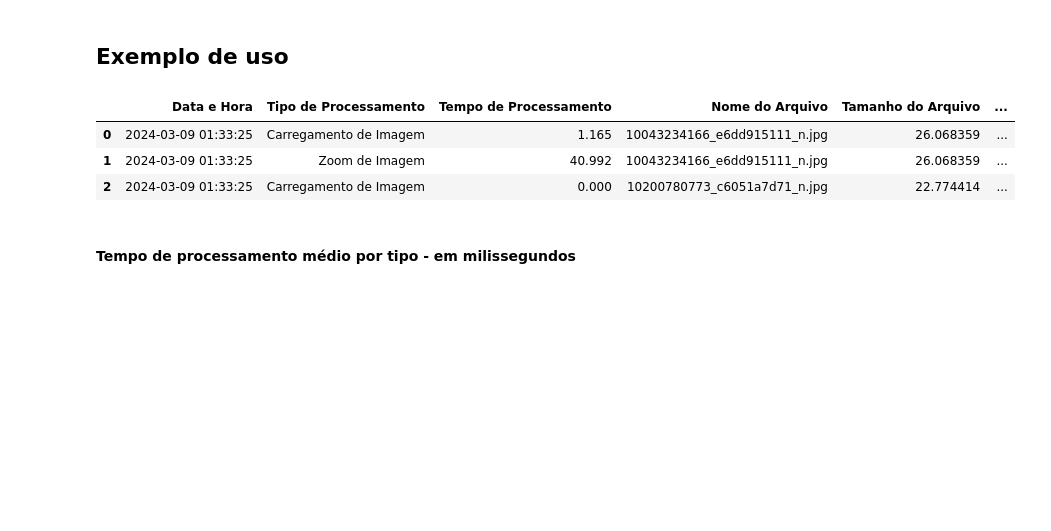
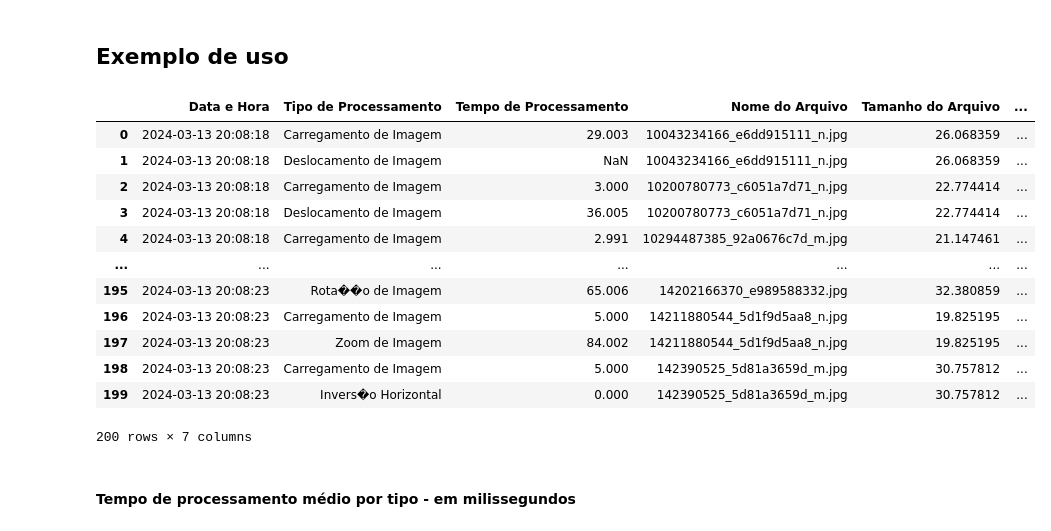
Before and after one commit to luana-kruger/Programming_Techniques-Santander_Coders23, a Jupyter notebook: Scripts/log_analysis.ipynb, the cells around one changed output. Saved outputs shown, nothing was run; the diff lists cells and outputs as text; code cells hidden in the pictures; blank space fills up the shorter version.

```diff
--- a/Scripts/log_analysis.ipynb
+++ b/Scripts/log_analysis.ipynb
@@ -86,12 +125,21 @@ df_imagem = carregar_arquivo_log(path_image)
 # Carregar arquivo de log de áudio
 # df_audio = carregar_arquivo_log(path_audio)
 # %%
-df_imagem.head(3)
+df_imagem.head(200)
 # %% [output]
 |  | Data e Hora | Tipo de Processamento | Tempo de Processamento | Nome do Arquivo | Tamanho do Arquivo | ... |
-| 0 | 2024-03-09 01:33:25 | Carregamento de Imagem | 1.165 | 10043234166_e6dd915111_n.jpg | 26.068359 | ... |
-| 1 | 2024-03-09 01:33:25 | Zoom de Imagem | 40.992 | 10043234166_e6dd915111_n.jpg | 26.068359 | ... |
-| 2 | 2024-03-09 01:33:25 | Carregamento de Imagem | 0.000 | 10200780773_c6051a7d71_n.jpg | 22.774414 | ... |
+| 0 | 2024-03-13 20:08:18 | Carregamento de Imagem | 29.003 | 10043234166_e6dd915111_n.jpg | 26.068359 | ... |
+| 1 | 2024-03-13 20:08:18 | Deslocamento de Imagem | NaN | 10043234166_e6dd915111_n.jpg | 26.068359 | ... |
+| 2 | 2024-03-13 20:08:18 | Carregamento de Imagem | 3.000 | 10200780773_c6051a7d71_n.jpg | 22.774414 | ... |
+| 3 | 2024-03-13 20:08:18 | Deslocamento de Imagem | 36.005 | 10200780773_c6051a7d71_n.jpg | 22.774414 | ... |
+| 4 | 2024-03-13 20:08:18 | Carregamento de Imagem | 2.991 | 10294487385_92a0676c7d_m.jpg | 21.147461 | ... |
+| ... | ... | ... | ... | ... | ... | ... |
+| 195 | 2024-03-13 20:08:23 | Rota��o de Imagem | 65.006 | 14202166370_e989588332.jpg | 32.380859 | ... |
+| 196 | 2024-03-13 20:08:23 | Carregamento de Imagem | 5.000 | 14211880544_5d1f9d5aa8_n.jpg | 19.825195 | ... |
+| 197 | 2024-03-13 20:08:23 | Zoom de Imagem | 84.002 | 14211880544_5d1f9d5aa8_n.jpg | 19.825195 | ... |
+| 198 | 2024-03-13 20:08:23 | Carregamento de Imagem | 5.000 | 142390525_5d81a3659d_m.jpg | 30.757812 | ... |
+| 199 | 2024-03-13 20:08:23 | Invers�o Horizontal | 0.000 | 142390525_5d81a3659d_m.jpg | 30.757812 | ... |
+200 rows × 7 columns
 # %% [markdown]
 #### Tempo de processamento médio por tipo - em milissegundos
 # %%
```
Also changed, not shown: parts of 13 cells of this notebook.
